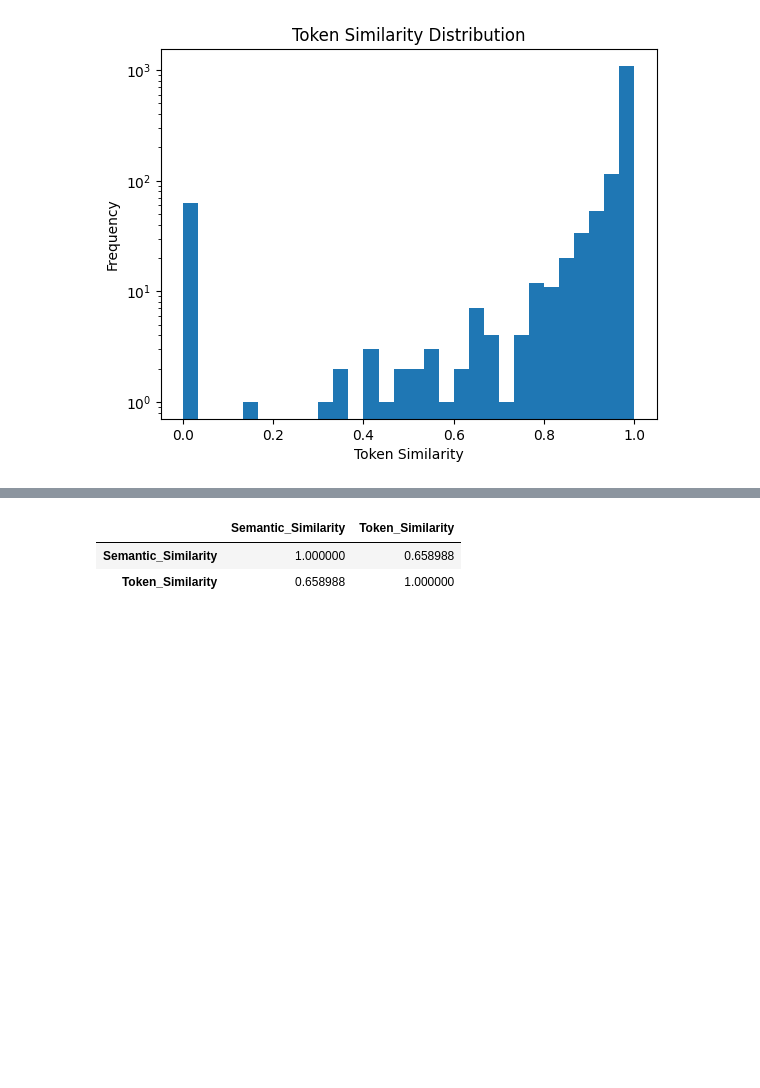
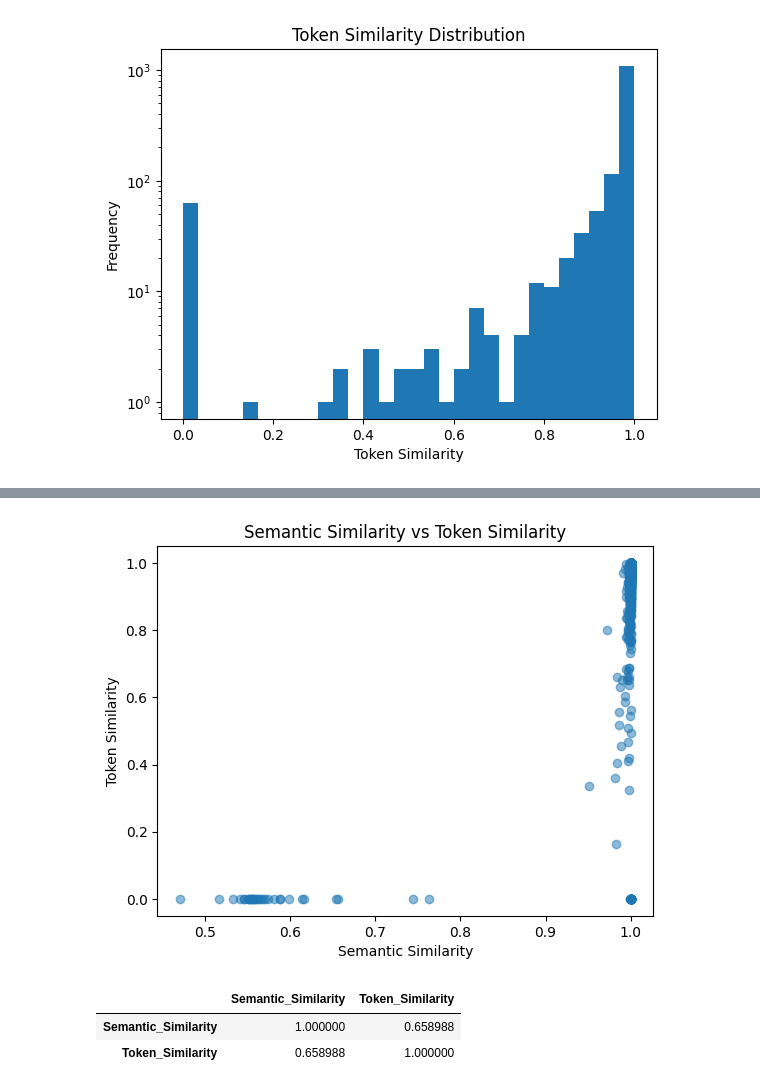
Before and after one commit to Karan-Gandhi/CS202-Assignment-3, a Jupyter notebook: main.ipynb, the cells around one changed output, grey strips where cells are left out. Saved outputs shown, nothing was run; the diff lists cells and outputs as text; code cells hidden in the pictures; blank space fills up the shorter version.

```diff
--- a/main.ipynb
+++ b/main.ipynb
@@ -165 +176,9 @@ plt.show()
+# %%
+plt.plot(bugfix_files['Semantic_Similarity'], bugfix_files['Token_Similarity'], 'o', alpha=0.5)
+plt.title('Semantic Similarity vs Token Similarity')
+plt.xlabel('Semantic Similarity')
+plt.ylabel('Token Similarity')
+plt.show()
+# %% [output]
+[figure, added]
 # %%
```
Also changed, not shown: parts of 7 cells of this notebook.
